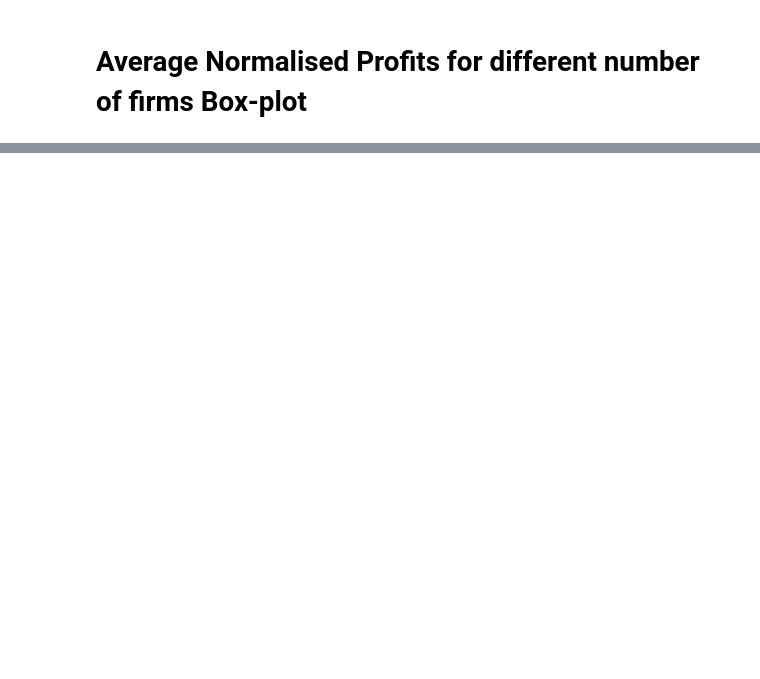
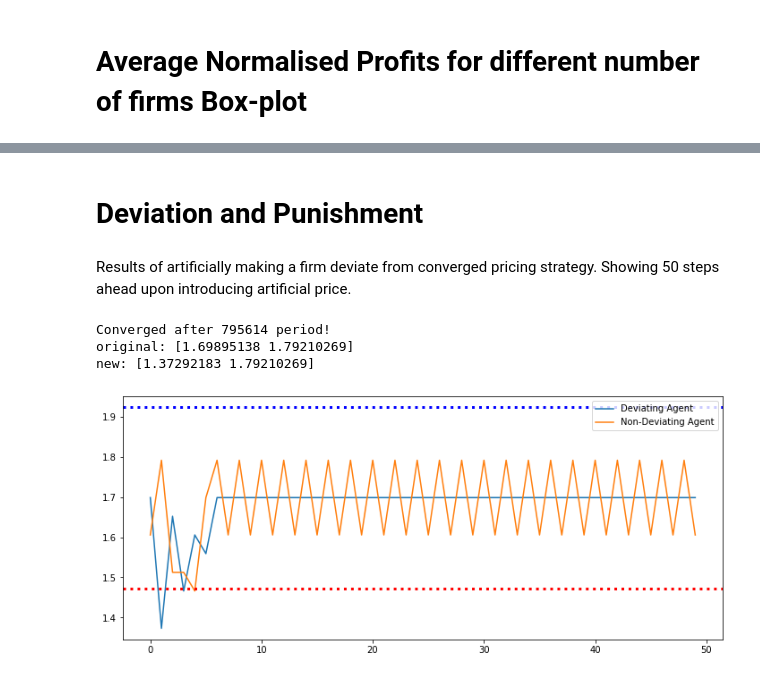
Before and after one commit to weehan299/multiagenteconomicssimulation, a Jupyter notebook: Data Analysis of Results.ipynb, the cells around one changed output, grey strips where cells are left out. Saved outputs shown, nothing was run; the diff lists cells and outputs as text; code cells hidden in the pictures; blank space fills up the shorter version.

```diff
--- a/Data Analysis of Results.ipynb
+++ b/Data Analysis of Results.ipynb
@@ -84,0 +97,22 @@ sns.heatmap(matrix)
+# %% [markdown]
+# Deviation and Punishment
+# %% [markdown]
+Results of artificially making a firm deviate from converged pricing strategy. Showing 50 steps ahead upon introducing artificial price.
+# %%
+
+
+result = main.run(alpha = 0.125, beta = 1*1e-5)
+
+agent_1 = np.array(result.price_history)[-50:,0]
+agent_2 = np.array(result.price_history)[-50:,1]
+df = pd.DataFrame({'Deviating Agent': agent_1, 'Non-Deviating Agent': agent_2})
+df.plot(figsize=(12, 5))
+plt.legend(loc=1)
+plt.axhline(y=1.924,linewidth= 3, color='b', linestyle= 'dotted')
+plt.axhline(y=1.472,linewidth= 3, color='r', linestyle= 'dotted')
+plt.show()
+# %% [output]
+Converged after 795614 period!
+original: [1.69895138 1.79210269]
+new: [1.37292183 1.79210269]
+[figure, added]
```
Also changed, not shown: parts of 9 cells of this notebook, 2 other files.
